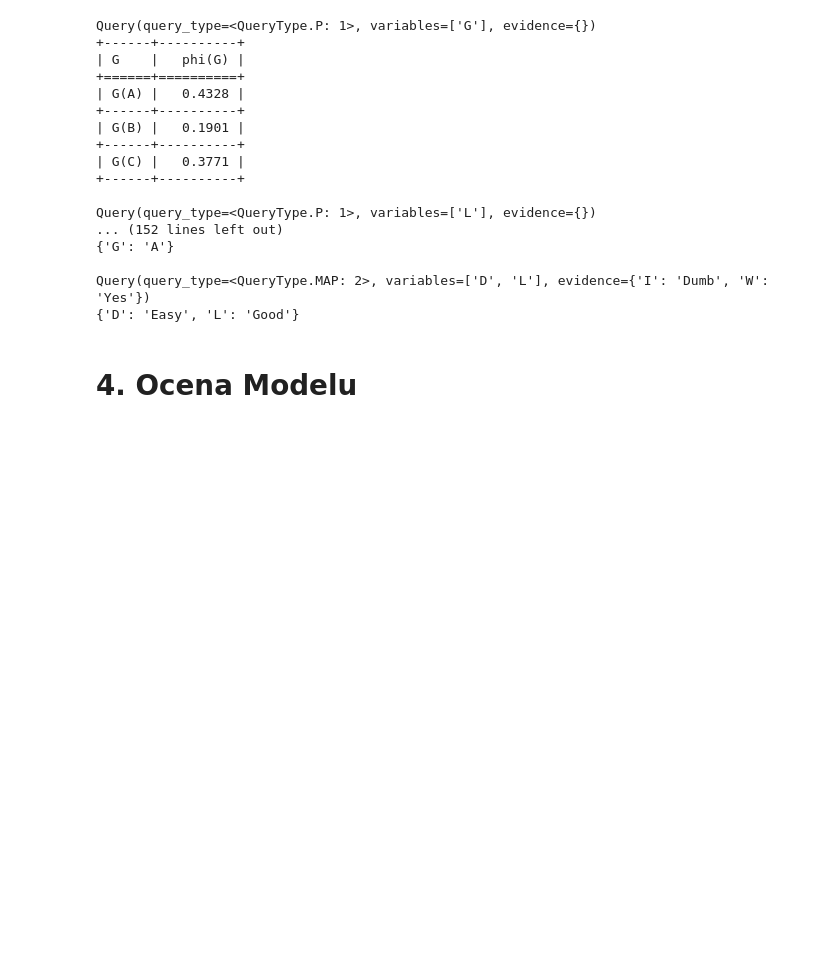
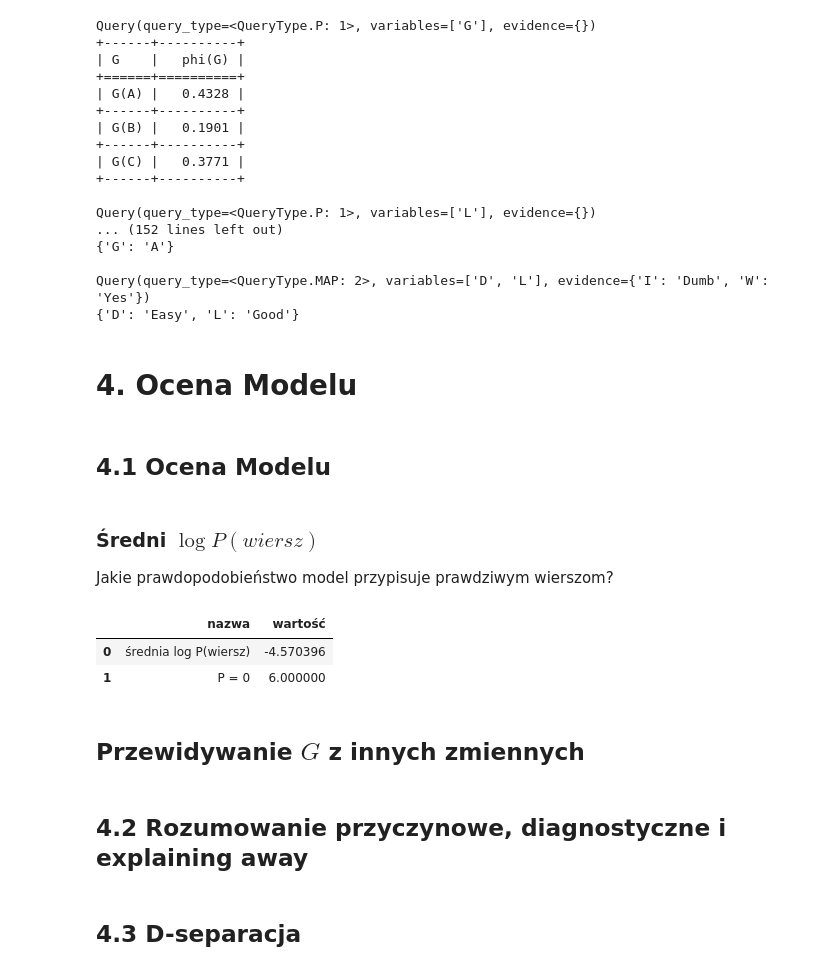
Before and after one commit to xXKeNdAmAmAsTeRXx/IFM_konwoledge_enginnering, a Jupyter notebook: src/ifm_konwoledge_enginnering/Bayesian_networks/notebooks/01_ExpertGraph_Queries.ipynb, the cells around one changed output. Cells and saved outputs as stored; diff of their text form; code cells hidden in the pictures; blank space fills up the shorter version.

Commit message:
add(network): score rows probabilit

```diff
--- a/src/ifm_konwoledge_enginnering/Bayesian_networks/notebooks/01_ExpertGraph_Queries.ipynb
+++ b/src/ifm_konwoledge_enginnering/Bayesian_networks/notebooks/01_ExpertGraph_Queries.ipynb
@@ -282,5 +283,27 @@ Query(query_type=<QueryType.MAP: 2>, variables=['D', 'L'], evidence={'I': 'Dumb'
 {'D': 'Easy', 'L': 'Good'}
 # %% [markdown]
 # 4. Ocena Modelu
+# %% [markdown]
+## 4.1 Ocena Modelu
+# %% [markdown]
+### Średni $\log P(wiersz)$
+Jakie prawdopodobieństwo model przypisuje prawdziwym wierszom?
 # %%
-#TODO: Oceń model na test.csv
+display(
+    pd.DataFrame(
+        {
+            "nazwa": ["średnia log P(wiersz)", "P = 0"],
+            "wartość": [*network_obj.score(test_data=test)],
+        }
+    )
+)
+# %% [output]
+|  | nazwa | wartość |
+| 0 | średnia log P(wiersz) | -4.570396 |
+| 1 | P = 0 | 6.000000 |
+# %% [markdown]
+## Przewidywanie $G$ z innych zmiennych
+# %% [markdown]
+## 4.2 Rozumowanie przyczynowe, diagnostyczne i explaining away
+# %% [markdown]
+## 4.3 D-separacja
```
Also changed, not shown: parts of 1 cell of this notebook, 1 other file.
